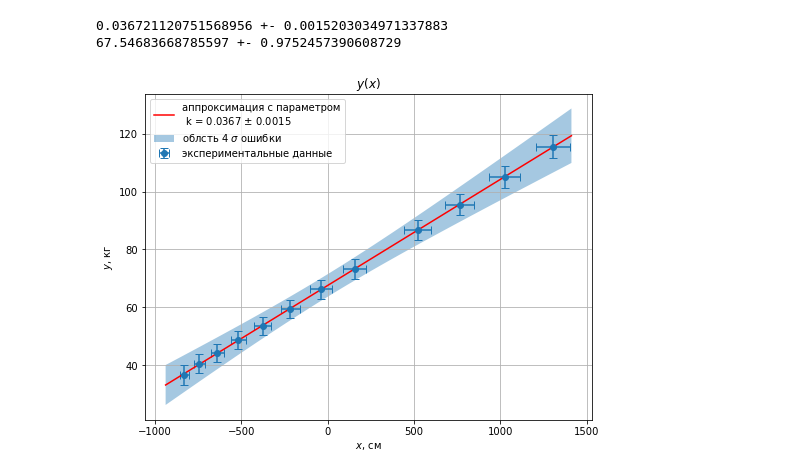
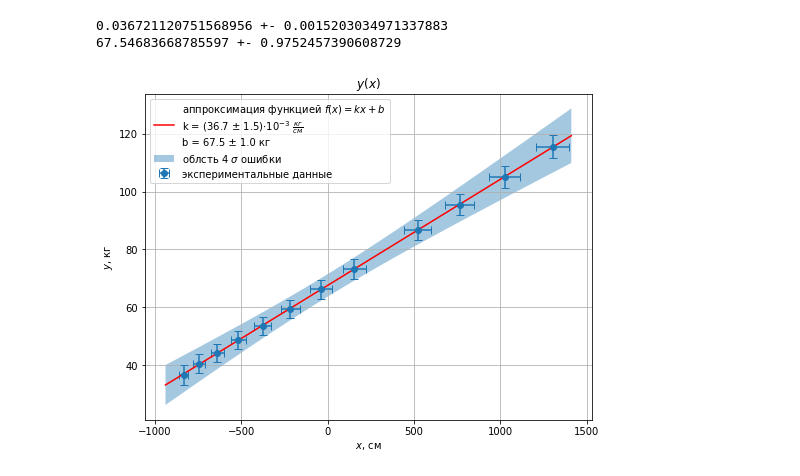
Before and after one commit to Hacker1337/LabDataTemplates, a Jupyter notebook: template.ipynb, the cells around one changed output. Cells and saved outputs as stored; diff of their text form; code cells hidden in the pictures.

Commit message:
New pres format with 10^n and parameters printing in legend

```diff
--- a/template.ipynb
+++ b/template.ipynb
@@ -1,7 +1,6 @@
 # %%
 import numpy as np
 import matplotlib.pyplot as plt
-from scipy.optimize import optimize
 import pandas as pd
 i = 20
 #switching latex fonts
@@ -26,7 +25,19 @@ def err_pres_formatter(value, error):
     ndigits = 1
     if first_digit == 1:
         ndigits += 1
-    return round(value, -first_digit_position + ndigits-1), round(error, -first_digit_position + ndigits-1)
+    power = np.log10(value)
+    if abs(power//3) >= 1:
+        power = 3*int(power//3)
+        value /= 10**power
+        error /= 10**power
+        digit_number = -first_digit_position + ndigits+power-1
+        if digit_number <= 0:
+            return f"({int(value, digit_number)} \u00B1 {int(error, digit_number)})$\cdot 10^{{{power}}}$"
+        return f"({round(value, digit_number)} \u00B1 {round(error, digit_number)})$\cdot 10^{{{power}}}$"
+    digit_number = -first_digit_position + ndigits-1
+    if digit_number <= 0:
+        return f"{int(value, digit_number)} \u00B1 {int(error, digit_number)}"
+    return f"{round(value, digit_number)} \u00B1 {round(error, digit_number)}"
 
 def lower_upper_limits(domain, fun, popt, err, nsigma=1):
     '''Вычисляет минимальные и максимальные значения функции
@@ -38,7 +49,7 @@ def lower_upper_limits(domain, fun, popt, err, nsigma=1):
     deviations = np.eye(popt.size)*np.expand_dims(err, 1)
     df = np.expand_dims(f(domain, *popt), 1) - f(np.expand_dims(X, 1), *(np.expand_dims(popt, 1)+np.eye(popt.size)*np.expand_dims(err, 1)))
     sigm_f = np.sqrt(np.sum(df**2, 1))
-    return f(domain, *popt)-nsigma*sigm_f, f(domain, *popt)+nsigma*sigm_f
+    return (f(domain, *popt)-nsigma*sigm_f, f(domain, *popt)+nsigma*sigm_f)
 # %%
 #ВВод данных
 x = np.array([
@@ -57,43 +68,60 @@ yerr = np.array([
 #xi square approximation with Y-errors
 %matplotlib inline
 # пользовательские параметры. Переменные x, y, xerr, yerr дожны содержать данные
+''' также необходимо изменить
+название осей с размерностями,
+нагвание графика,
+название функции ,
+набор параметров с размерностями через запятую '''
 visApproxError = True   # рисовать ли область ошибки аппроксимации
-#TODO название функции, параметры с размерностями
+par_names = r'''
+k, $\frac{кг}{см}$
+b, кг
+'''
 # function to approximate
+fun_name = "$f(x) = kx + b$"
 def f(x, k, b):
     return b + k * x
+# конец пользовательских параметров
 
 from scipy.optimize import curve_fit
 popt, pcov = curve_fit(f, x, y, sigma=yerr, absolute_sigma=True)
 err = np.sqrt(np.diag(pcov))
 for v, er in zip(popt, err):
     print(v,'+-',er)
 
+approx_label = f"аппроксимация функцией {fun_name}"
+par_names = [x.split(', ') for x in par_names.strip().split("\n")]
+for i in range(len(par_names)):
+    name, units = par_names[i]
+    tup = err_pres_formatter(popt[i], err[i])
+    approx_label += f"\n{name} = {err_pres_formatter(popt[i], err[i])} {units}"
+
+
 plt.figure(figsize=(8, 6))
 plt.errorbar(x, y, fmt="o", xerr=xerr, yerr=yerr, label="экспериментальные данные", capsize=4, ms=6)
 teorPoints = 50
 intent = 0.05   # отступ по бокам от обласи экспериментальных данных
 a, b = x.min(), x.max()
 X = np.linspace(a-(b-a)*intent, b+(b-a)*intent, num=teorPoints)
-plt.plot(X, f(X, *popt), 'r', label=
-"аппроксимация с параметром\n k = {} $\pm$ {}".format(*err_pres_formatter(popt[0], err[0])))
+plt.plot(X, f(X, *popt), 'r', label=approx_label)
 if visApproxError:
     nsigma = 4
     minA, maxA = lower_upper_limits(X, f, popt, err, nsigma=nsigma)
     plt.fill_between(X, minA, maxA, alpha=0.4, label=f"облсть {nsigma} $\sigma$ ошибки")
 
 plt.grid(True)
 plt.xlabel(r"$x$, см")
 plt.ylabel(r"$y$, кг")
 plt.title(r"$y(x)$")
 plt.legend()
 
 plt.savefig(f"opt{i}.png", dpi=200)
 i+=1
 # %% [output]
 0.036721120751568956 +- 0.0015203034971337883
 67.54683668785597 +- 0.9752457390608729
-[figure, old version]
+[figure, new version]
 # %%
 #simple visualization
 plt.figure(figsize=(8, 6))
```
